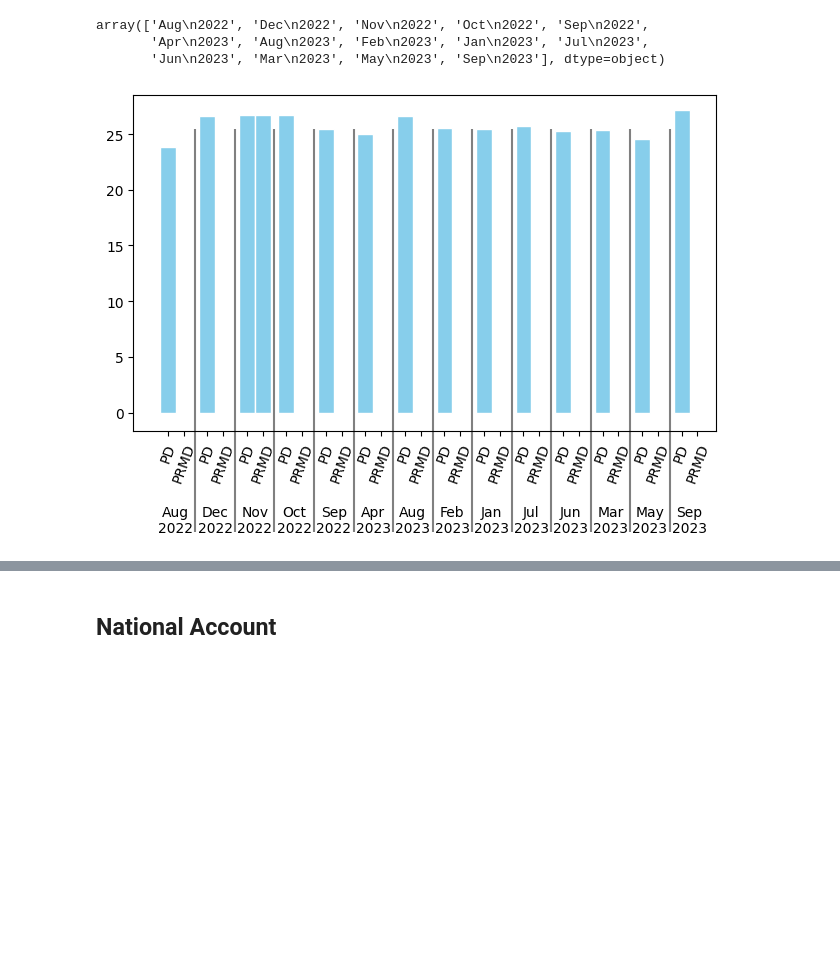
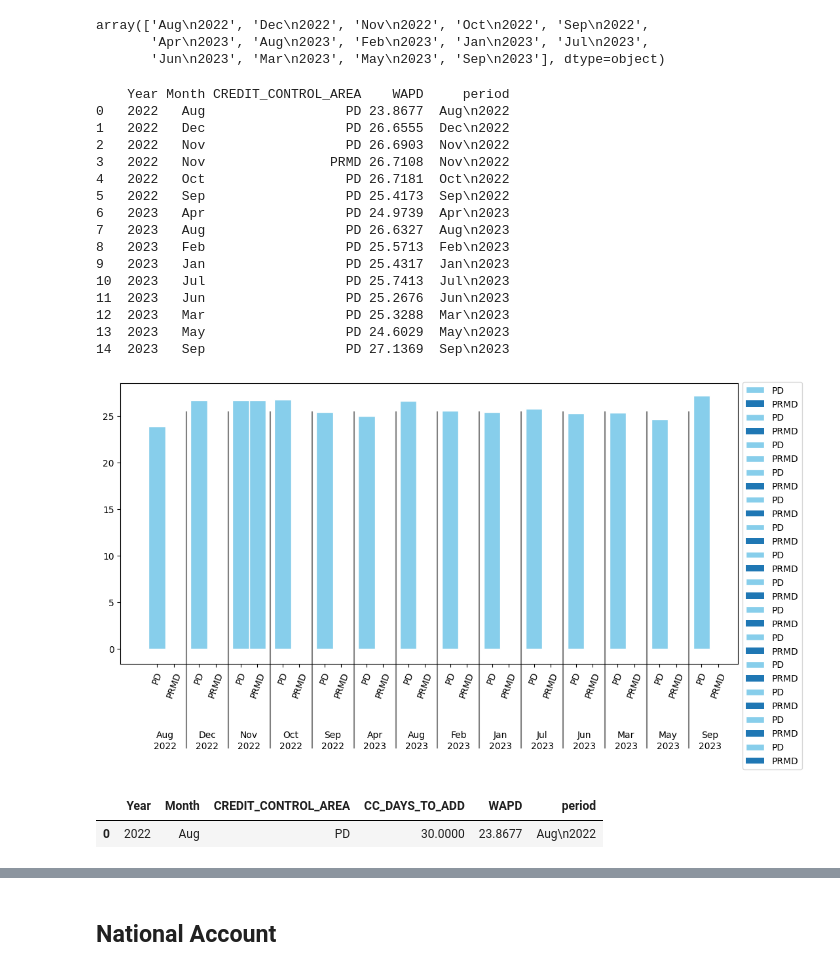
Before and after one commit to cah-madison-johnson/treasure_chest, a Jupyter notebook: WADTP/WAPD.ipynb, the cells around one changed output, grey strips where cells are left out. Drawn from its saved outputs; the diff is of its cells as text; code cells hidden in the pictures; blank space fills up the shorter version.

```diff
--- a/WADTP/WAPD.ipynb
+++ b/WADTP/WAPD.ipynb
@@ -260,20 +269,22 @@ fi['month'] = fi['PAYMENT_DATE'].dt.strftime('%b')
 df_final = pd.DataFrame({'Year': fi.PAYMENT_DATE.dt.year,
                    'Month': fi.month,
                    'CREDIT_CONTROL_AREA': fi.CREDIT_CONTROL_AREA,
-                   'WAPD':fi.WAPD})
+                   'WAPD':fi.WAPD,
+                    "CC_DAYS_TO_ADD":fi.CC_DAYS_TO_ADD})
 # %%
 monthly = df_final.groupby(['Year','CREDIT_CONTROL_AREA','Month'])['WAPD'].mean()
 # year_order = ['Jan','Feb',||year_order, axis=1)
 # %%
 exp_cash_flow_grp = (
     df_final
-    .filter(["Year", "Month","CREDIT_CONTROL_AREA","WAPD"])
+    .filter(["Year", "Month","CREDIT_CONTROL_AREA","WAPD","CC_DAYS_TO_ADD"])
     # .query('DOCUMENT_TYPE in ("DH", "DL", "DZ", "DW", "DC")')
-    .groupby(['Year','Month','CREDIT_CONTROL_AREA'])
+    .groupby(['Year','Month','CREDIT_CONTROL_AREA',"CC_DAYS_TO_ADD"])
     .agg({'WAPD' : ['mean']})
-    .sort_values(['Year',"Month"])
+    .sort_values(['Year',"Month","CC_DAYS_TO_ADD"])
     .reset_index()
 )
-exp_cash_flow_grp.columns = ['Year','Month', 'CREDIT_CONTROL_AREA','WAPD']
+exp_cash_flow_grp.columns = ['Year','Month', 'CREDIT_CONTROL_AREA','CC_DAYS_TO_ADD',"WAPD"]
 # %%
-df["period"] =df["Month"] +"\n"+  df["Year"].astype(str)
+exp_cash_flow_grp["period"] =exp_cash_flow_grp["Month"] +"\n"+  exp_cash_flow_grp["Year"].astype(str)
+exp_cash_flow_grp
@@ -295,33 +325,61 @@ num_years = len(years)
 # num_CCA= len(CCA)
 # %%
 width = 0.8
+fig, ax = plt.subplots(figsize=(10, 6))
 for i, fruit in enumerate(fruits):
     # print(fruit) YEAR
     for j, year in enumerate(years):
         # print(year) MONTH
 
-        plt.bar(i + width / num_years * (j - (num_years - 1) / 2),
+        plt.bar(
+            i + width / num_years * (j - (num_years - 1) / 2),
                 df[(df['period'] == fruit) & (df['CREDIT_CONTROL_AREA'] == year)]['WAPD'],
-                width / num_years, color='skyblue', ec='white')
-plt.xticks([i + width / num_years * (j - (num_years - 1) /2)
-            for i in range(num_fruit) for j in range(num_years)],
+                width / num_years, color='skyblue', ec='white',label=year
+               )
+
+plt.xticks([
+        i + width / num_years * (j - (num_years - 1) /2)
+            for i in range(num_fruit) for j in range(num_years)
+    ],
            np.tile(years, num_fruit), rotation=70)
 
-# plt.figure(figsize=(300,6))
+
 ax = plt.gca()
 # ax.yaxis.set_major_locator(MultipleLocator(1))
 # ax.yaxis.set_minor_locator(MultipleLocator(0.2))
 # ax.grid(True, axis='y')
 # ax.autoscale(False, axis='y')
-trans = blended_transform_factory(ax.transData, ax.transAxes)
+trans = transforms.blended_transform_factory(ax.transData, ax.transAxes)
 # plt.plot(fi.CC_DAYS_TO_ADD)
 for i, fruit in enumerate(fruits):
     ax.text(i, -0.3, fruit, transform=trans, ha='center')
     if i != 0:
         ax.vlines(i - 0.5, .9, -0.3, color='gray', clip_on=False, transform=trans)
 plt.tight_layout()
-# print(df)
+_ = plt.legend(bbox_to_anchor=(1, 1.02), loc='upper left')
+print(df)
 # figure(figsize=(8, 6), dpi=80)
 plt.show()
 # %% [output]
+    Year Month CREDIT_CONTROL_AREA    WAPD     period
+0   2022   Aug                  PD 23.8677  Aug\n2022
+1   2022   Dec                  PD 26.6555  Dec\n2022
+2   2022   Nov                  PD 26.6903  Nov\n2022
+3   2022   Nov                PRMD 26.7108  Nov\n2022
+4   2022   Oct                  PD 26.7181  Oct\n2022
+5   2022   Sep                  PD 25.4173  Sep\n2022
+6   2023   Apr                  PD 24.9739  Apr\n2023
+7   2023   Aug                  PD 26.6327  Aug\n2023
+8   2023   Feb                  PD 25.5713  Feb\n2023
+9   2023   Jan                  PD 25.4317  Jan\n2023
+10  2023   Jul                  PD 25.7413  Jul\n2023
+11  2023   Jun                  PD 25.2676  Jun\n2023
+12  2023   Mar                  PD 25.3288  Mar\n2023
+13  2023   May                  PD 24.6029  May\n2023
+14  2023   Sep                  PD 27.1369  Sep\n2023
-[figure, old version]
+[figure, new version]
+# %%
+df.head(1)
+# %% [output]
+|  | Year | Month | CREDIT_CONTROL_AREA | CC_DAYS_TO_ADD | WAPD | period |
+| 0 | 2022 | Aug | PD | 30.0000 | 23.8677 | Aug\n2022 |
```
Also changed, not shown: parts of 16 cells of this notebook.
